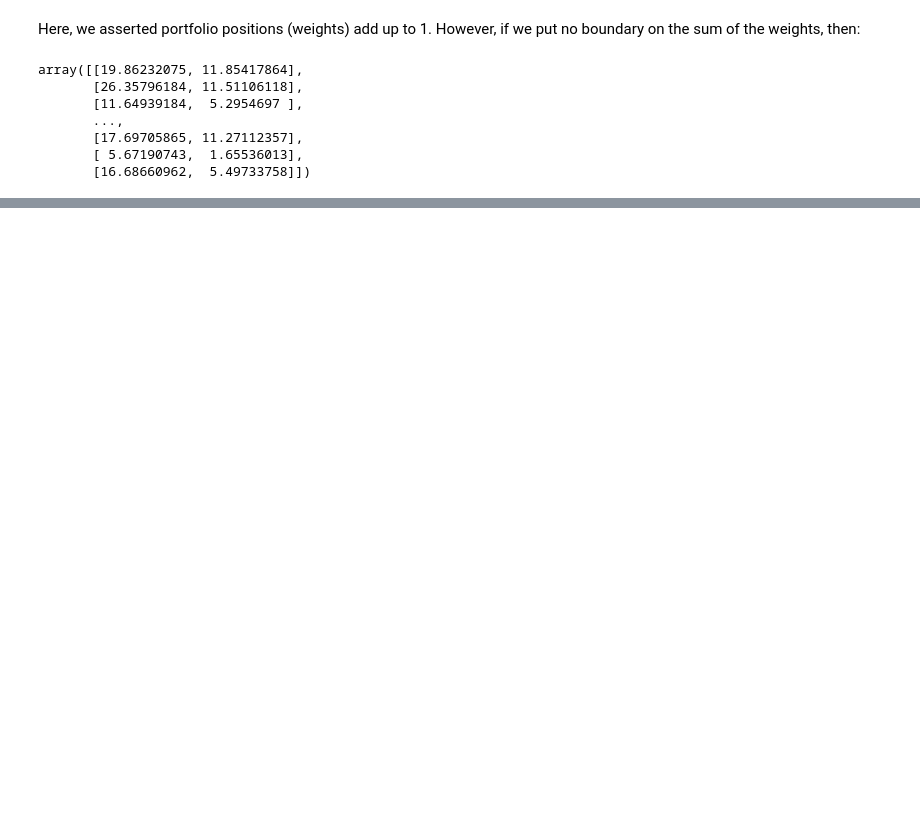
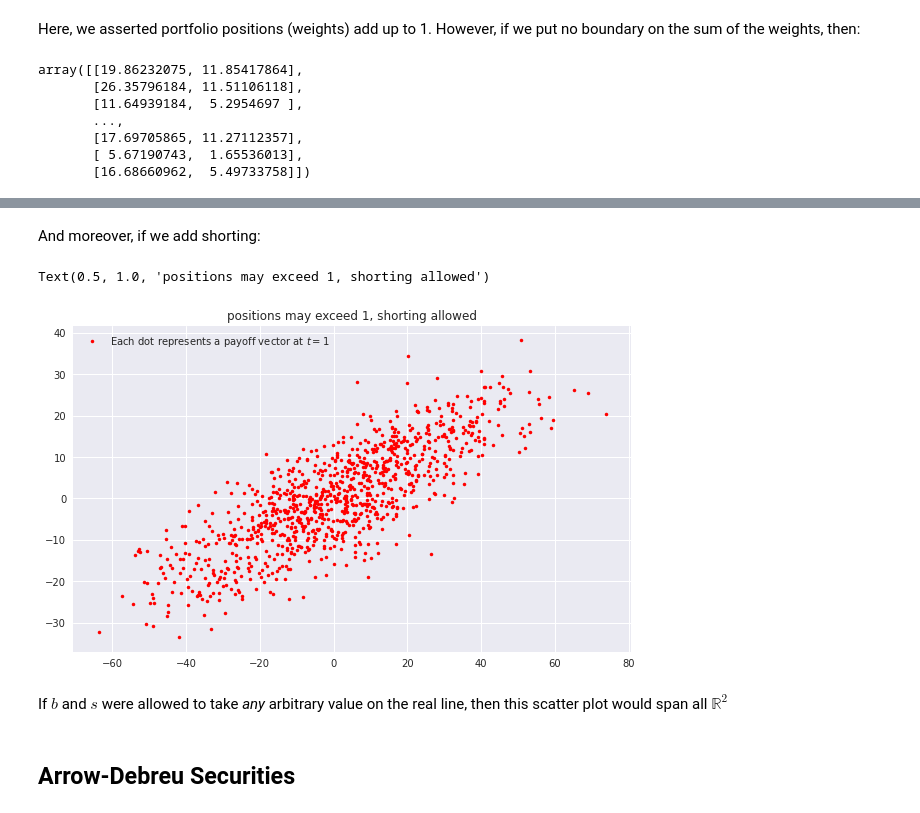
Before and after one commit to adevrent/TPQ_CPF, a Jupyter notebook: Financial Theory with Python/chapter2.ipynb, the cells around one changed output, grey strips where cells are left out. Drawn from its saved outputs; the diff is of its cells as text; code cells hidden in the pictures; blank space fills up the shorter version.

```diff
--- a/Financial Theory with Python/chapter2.ipynb
+++ b/Financial Theory with Python/chapter2.ipynb
@@ -418,0 +423,18 @@ plt.plot(A[:, 0], A[:, 1], "r.")
+# %% [markdown]
+And moreover, if we add shorting:
+# %%
+b = rng.standard_normal(n)
+s = rng.standard_normal(n)
+
+A = portfolio(b, s, B, S)
+plt.figure(figsize=(10, 6))
+plt.plot(A[:, 0], A[:, 1], "r.", label="Each dot represents a payoff vector at $t=1$")
+plt.legend()
+plt.title("positions may exceed 1, shorting allowed")
+# %% [output]
+Text(0.5, 1.0, 'positions may exceed 1, shorting allowed')
+[figure, added]
+# %% [markdown]
+If $b$ and $s$ were allowed to take *any* arbitrary value on the real line, then this scatter plot would span all $\mathbb{R}^2$
+# %% [markdown]
+## Arrow-Debreu Securities ##
```
Also changed, not shown: parts of 38 cells of this notebook.
